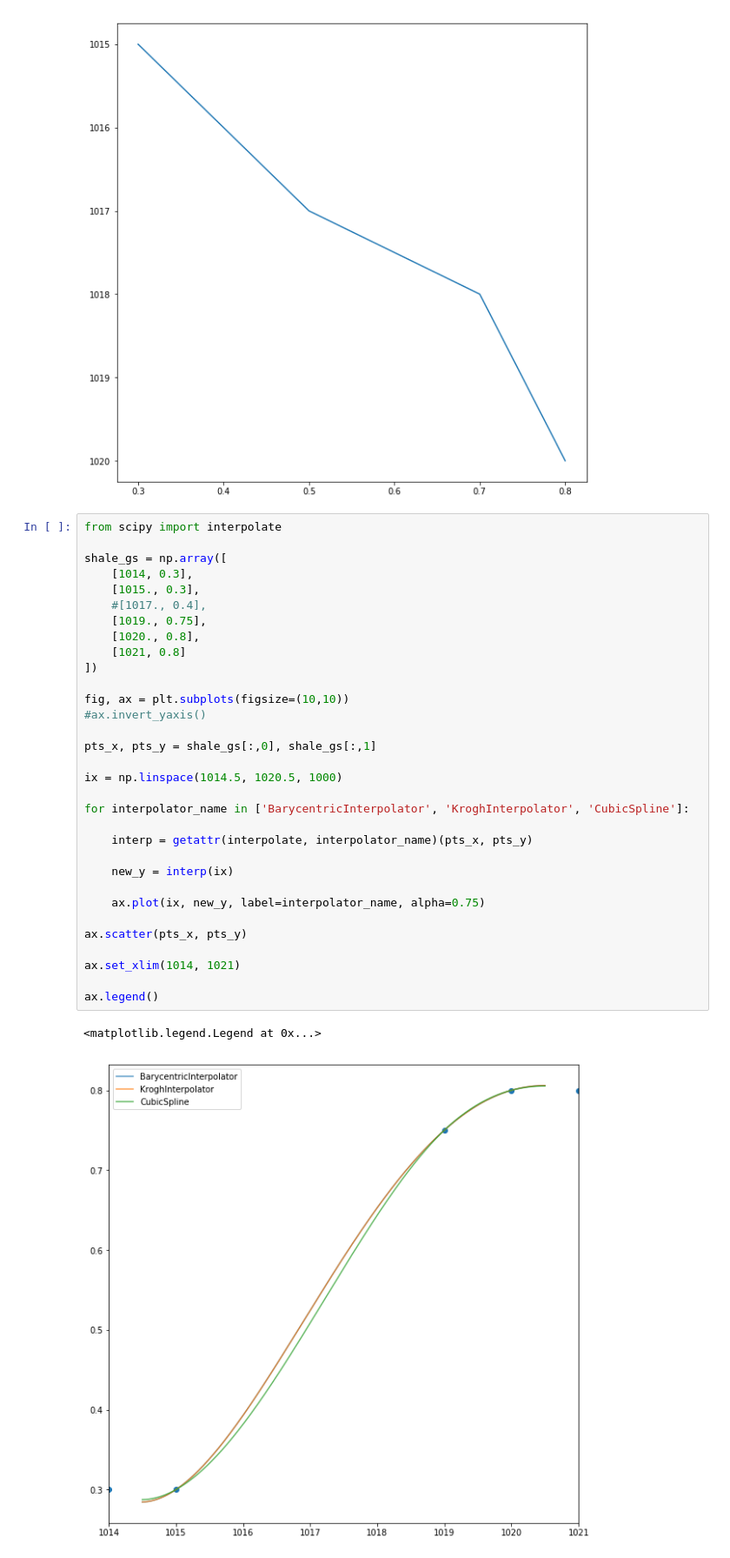
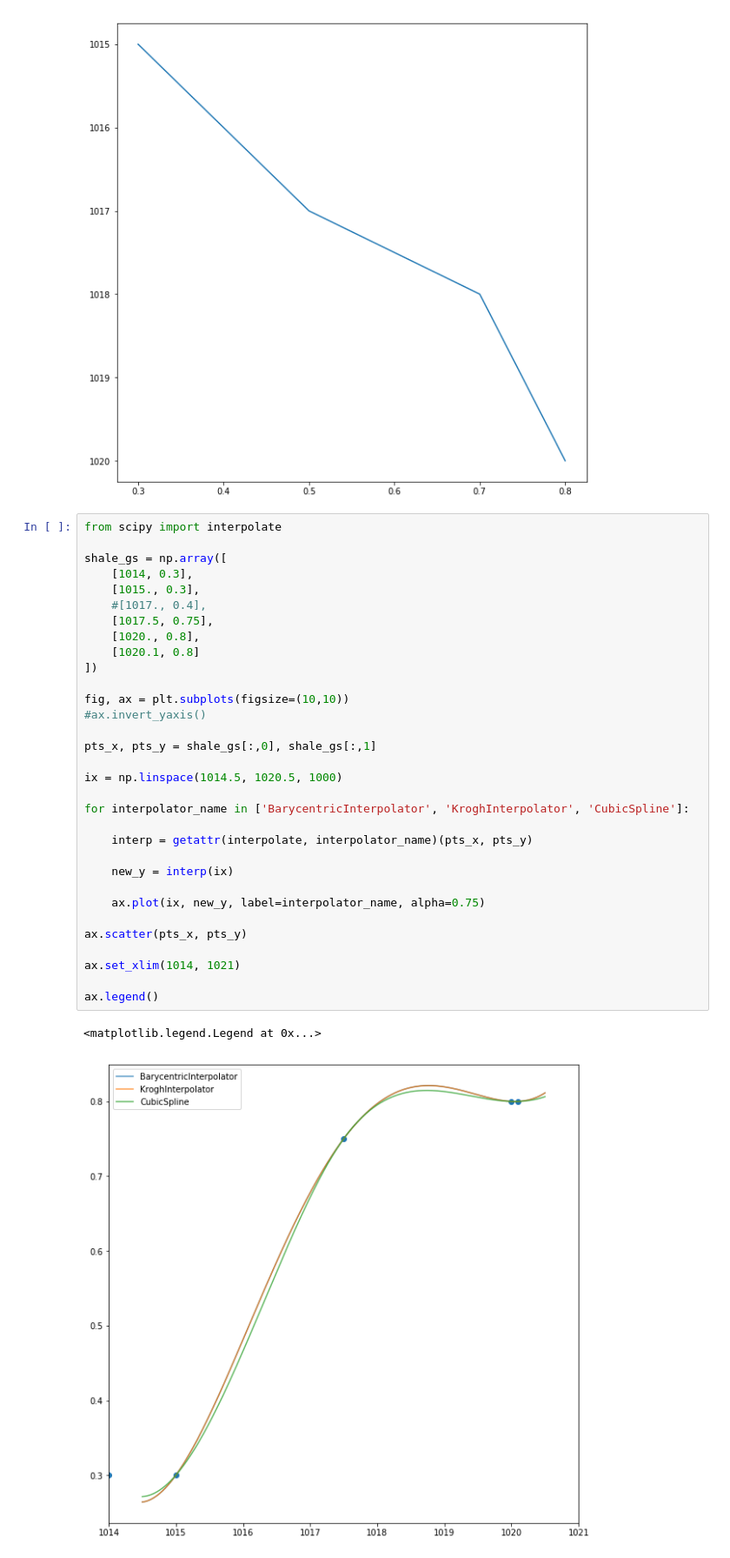
Before and after one commit to rgmyr/striplog, a Jupyter notebook: tutorial/test_polygon.ipynb, the cells around one changed output. Shown: that part at 87% size. Saved outputs shown, nothing was run; the diff lists cells and outputs as text.

```diff
--- a/tutorial/test_polygon.ipynb
+++ b/tutorial/test_polygon.ipynb
@@ -97,36 +97,36 @@ from scipy import interpolate
 
 shale_gs = np.array([
     [1014, 0.3],
     [1015., 0.3],
     #[1017., 0.4],
-    [1019., 0.75],
+    [1017.5, 0.75],
     [1020., 0.8],
-    [1021, 0.8]
+    [1020.1, 0.8]
 ])
 
 fig, ax = plt.subplots(figsize=(10,10))
 #ax.invert_yaxis()
 
 pts_x, pts_y = shale_gs[:,0], shale_gs[:,1]
 
 ix = np.linspace(1014.5, 1020.5, 1000)
 
 for interpolator_name in ['BarycentricInterpolator', 'KroghInterpolator', 'CubicSpline']:
 
     interp = getattr(interpolate, interpolator_name)(pts_x, pts_y)
 
     new_y = interp(ix)
 
     ax.plot(ix, new_y, label=interpolator_name, alpha=0.75)
 
 ax.scatter(pts_x, pts_y)
 
 ax.set_xlim(1014, 1021)
 
 ax.legend()
 # %% [output]
 <matplotlib.legend.Legend at 0x...>
-[figure, old version]
+[figure, new version]
 # %%
 from scipy import interpolate
 
```
